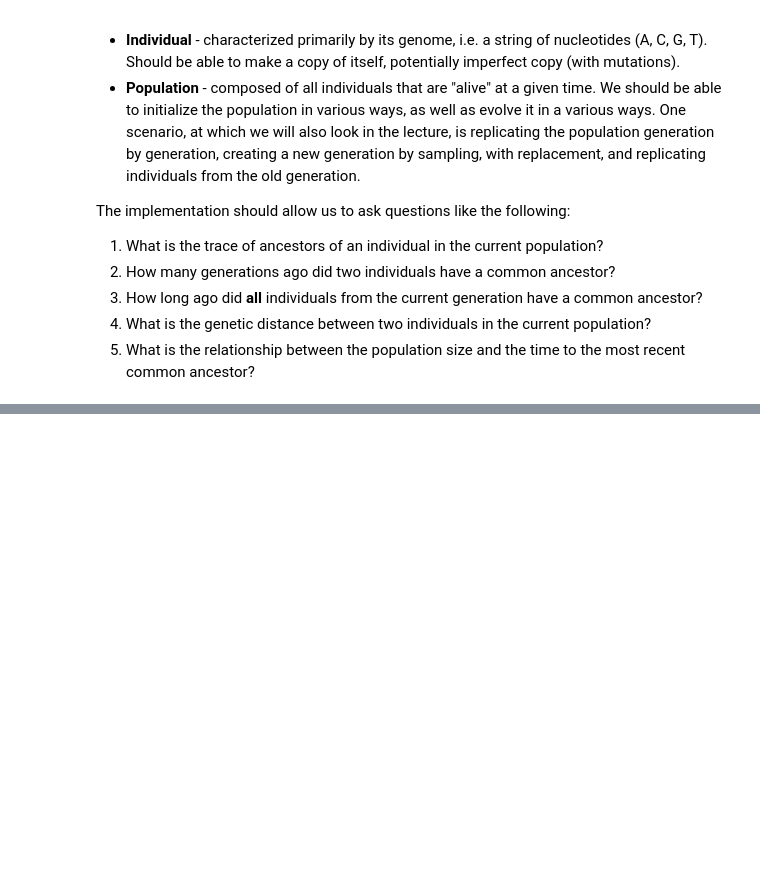
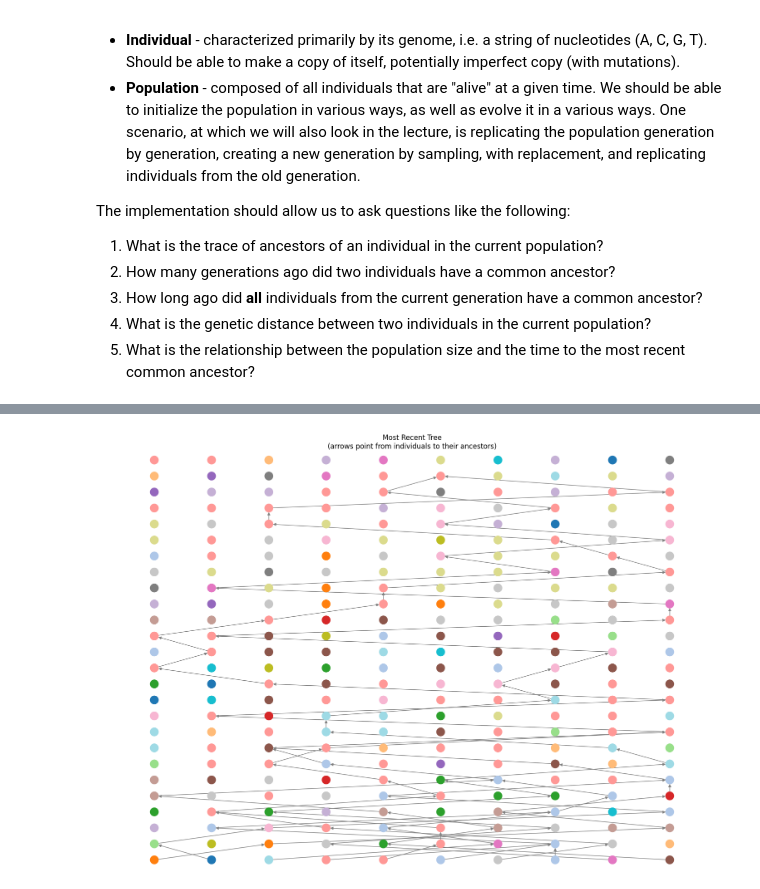
Before and after one commit to madanmukundan/compbio2_unibas, a Jupyter notebook: notebooks/02_FinitePopulationDynamicsSpec.ipynb, the cells around one changed output, grey strips where cells are left out. Saved outputs shown, nothing was run; the diff lists cells and outputs as text; code cells hidden in the pictures; blank space fills up the shorter version.

```diff
--- a/notebooks/02_FinitePopulationDynamicsSpec.ipynb
+++ b/notebooks/02_FinitePopulationDynamicsSpec.ipynb
@@ -132,42 +237,52 @@ G = nx.DiGraph()
 
 # Add edges only for chosen individual(s) in current generation
 # individual_idxs = [0, 8]
+# individual_idxs = [0]
 individual_idxs = [i for i in range(len(my_pop.individuals))]
-gen_limit = mrca_individual.generation
-# individual_idxs = [0]
+
+# Check and change limits for how far back nodes or edges are plotted
+# gen_limit = mrca_individual.generation
+gen_limit = 0
+edge_limit = mrca_individual.generation
 
 # Add nodes for all individuals in all generations
 positions = {}
+node_colors = {}
 for gen_idx, generation in reversed(list(enumerate(my_pop.generations))):
-    if gen_idx < gen_limit-1:
+    if gen_idx < gen_limit:
         break
     y_pos = -gen_idx  # Negative to have first generation at top
     for ind_idx, individual in enumerate(generation):
         # Use individual's ID as node identifier
         node_id = individual.id
         G.add_node(node_id)
         # Position nodes in a row for each generation
         x_pos = (ind_idx - len(generation)/2) / len(generation)  # Center individuals horizontally
         positions[node_id] = (x_pos, y_pos)
+        node_colors[individual.id] = genome_color_dict.get(individual.genome, 'black')
 
 
 for individual_idx in individual_idxs:
     individual = my_pop.individuals[individual_idx]
     if hasattr(individual, 'parent'):
-        while individual.parent is not None and individual.parent.generation >= gen_limit:
+        while individual.parent is not None and individual.parent.generation >= edge_limit:
             G.add_edge(individual.id, individual.parent.id)
             individual = individual.parent
+
+colors  = [node_colors.get(node, 'gray') for node in G.nodes()]
 
 # Create the plot
 plt.figure(figsize=(15, 10))
 nx.draw(G, pos=positions,
-        node_size=100,
-        node_color='lightblue',
+        node_size=200,
+        node_color=colors,
         edge_color='gray',
         arrowsize=10,
         with_labels=False)
 
 # Add generation labels on the y-axis
-plt.ylim(-(len(my_pop.generations)-0.5), 0.5-gen_idx)
-plt.title('Population Tree\n(arrows point from individuals to their ancestors)')
+plt.ylim(-(len(my_pop.generations)-0.5), 0.5-gen_limit)
+plt.title('Most Recent Tree\n(arrows point from individuals to their ancestors)')
 plt.show()
+# %% [output]
+[figure, added]
```
Also changed, not shown: parts of 20 cells of this notebook, 6 other files.
